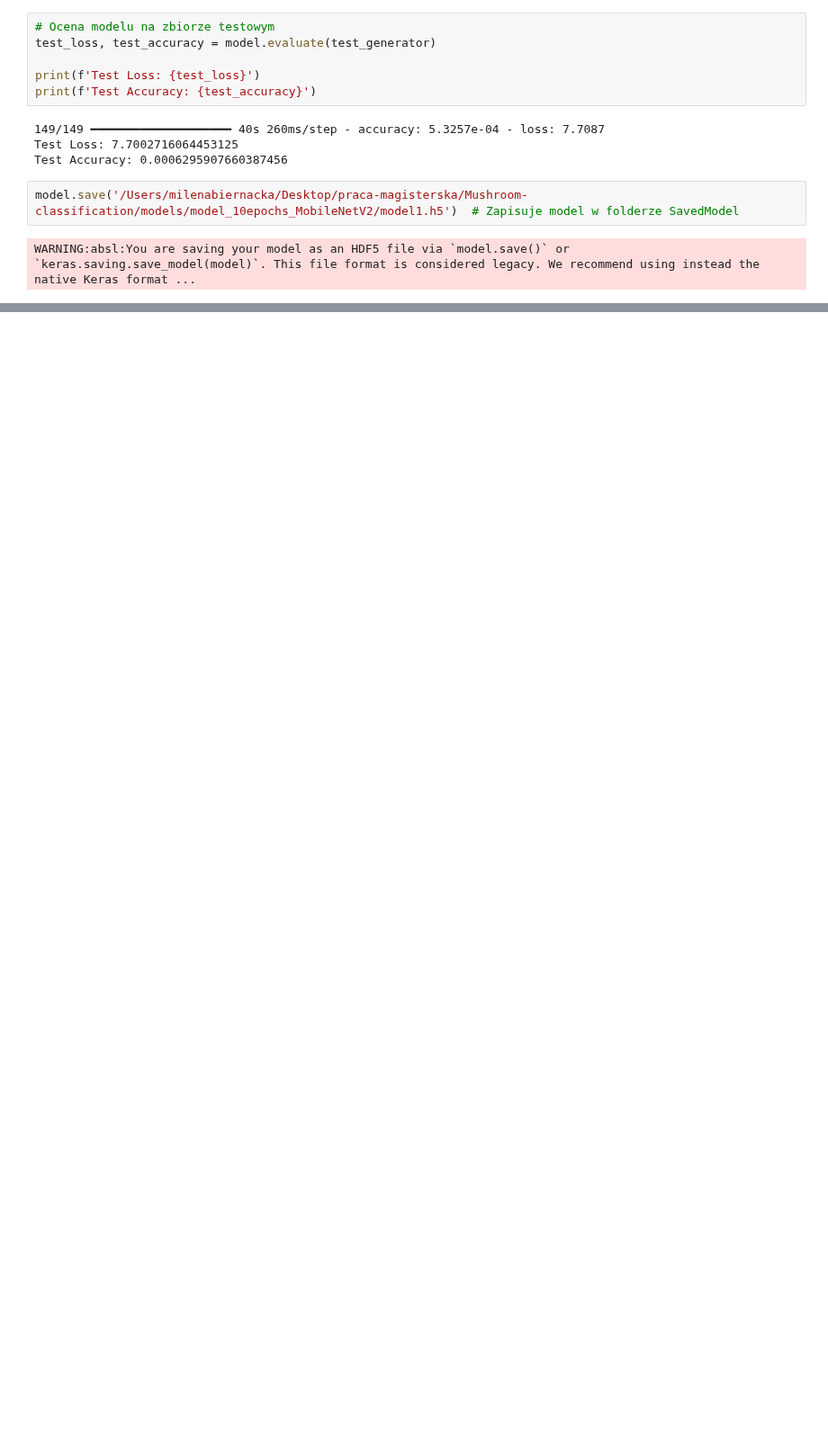
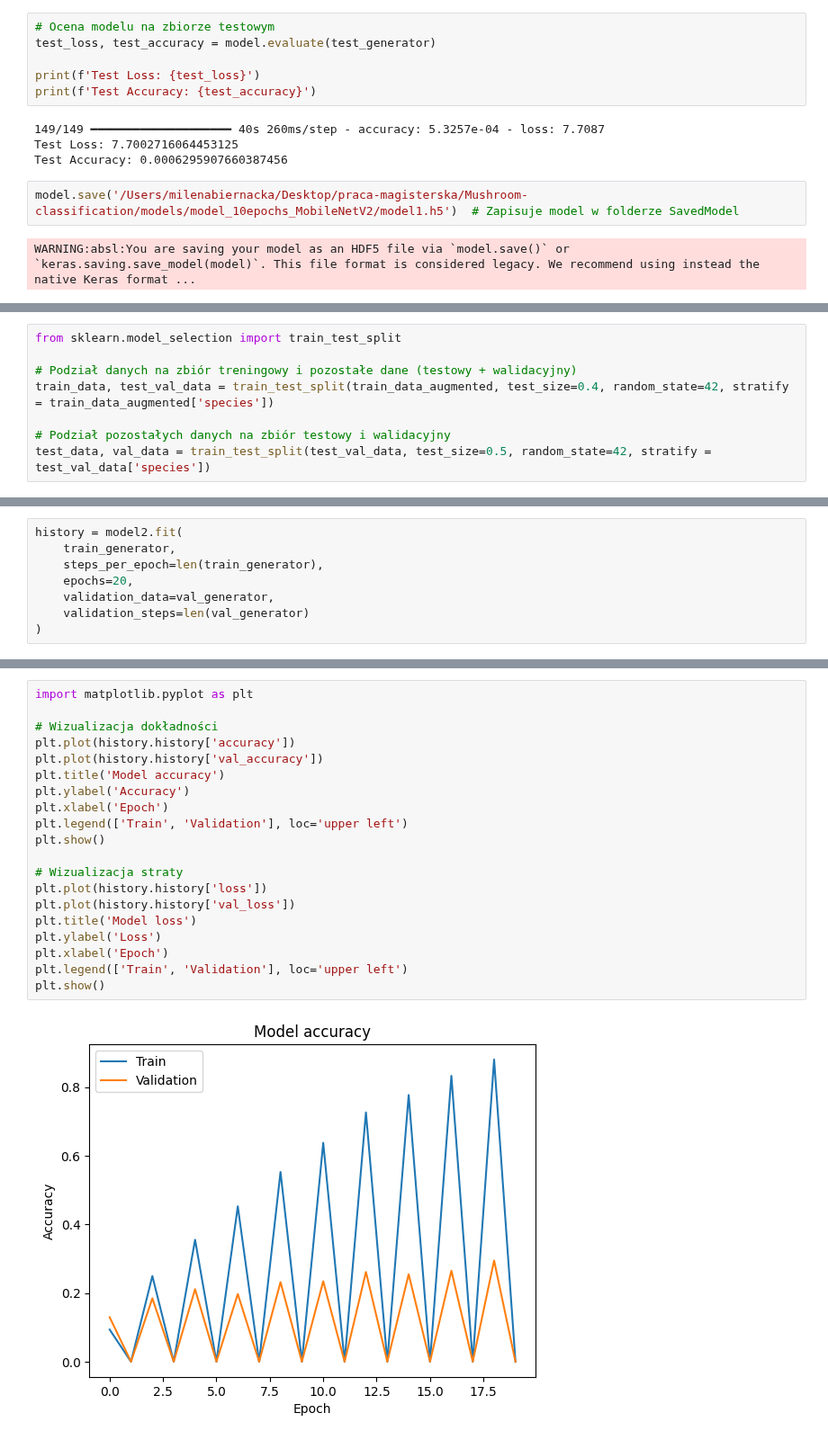
Before and after one commit to mbiernacka/Mushroom-classification, a Jupyter notebook: danish_fungi.ipynb, the cells around one changed output, grey strips where cells are left out. Shown at 90% size. Drawn from its saved outputs; the diff is of its cells as text; blank space fills up the shorter version.

Commit message:
new model

```diff
--- a/danish_fungi.ipynb
+++ b/danish_fungi.ipynb
@@ -587,0 +694,8 @@ WARNING:absl:You are saving your model as an HDF5 file via `model.save()` or `ke
+# %%
+from sklearn.model_selection import train_test_split
+
+# Podział danych na zbiór treningowy i pozostałe dane (testowy + walidacyjny)
+train_data, test_val_data = train_test_split(train_data_augmented, test_size=0.4, random_state=42, stratify = train_data_augmented['species'])
+
+# Podział pozostałych danych na zbiór testowy i walidacyjny
+test_data, val_data = train_test_split(test_val_data, test_size=0.5, random_state=42, stratify = test_val_data['species'])
@@ -587,0 +780,8 @@ WARNING:absl:You are saving your model as an HDF5 file via `model.save()` or `ke
+# %%
+history = model2.fit(
+    train_generator,
+    steps_per_epoch=len(train_generator),
+    epochs=20,
+    validation_data=val_generator,
+    validation_steps=len(val_generator)
+)
@@ -587,0 +849,22 @@ WARNING:absl:You are saving your model as an HDF5 file via `model.save()` or `ke
+# %%
+import matplotlib.pyplot as plt
+
+# Wizualizacja dokładności
+plt.plot(history.history['accuracy'])
+plt.plot(history.history['val_accuracy'])
+plt.title('Model accuracy')
+plt.ylabel('Accuracy')
+plt.xlabel('Epoch')
+plt.legend(['Train', 'Validation'], loc='upper left')
+plt.show()
+
+# Wizualizacja straty
+plt.plot(history.history['loss'])
+plt.plot(history.history['val_loss'])
+plt.title('Model loss')
+plt.ylabel('Loss')
+plt.xlabel('Epoch')
+plt.legend(['Train', 'Validation'], loc='upper left')
+plt.show()
+# %% [output]
+[figure, added]
```
Also changed, not shown: parts of 16 cells of this notebook, 1 other file.
